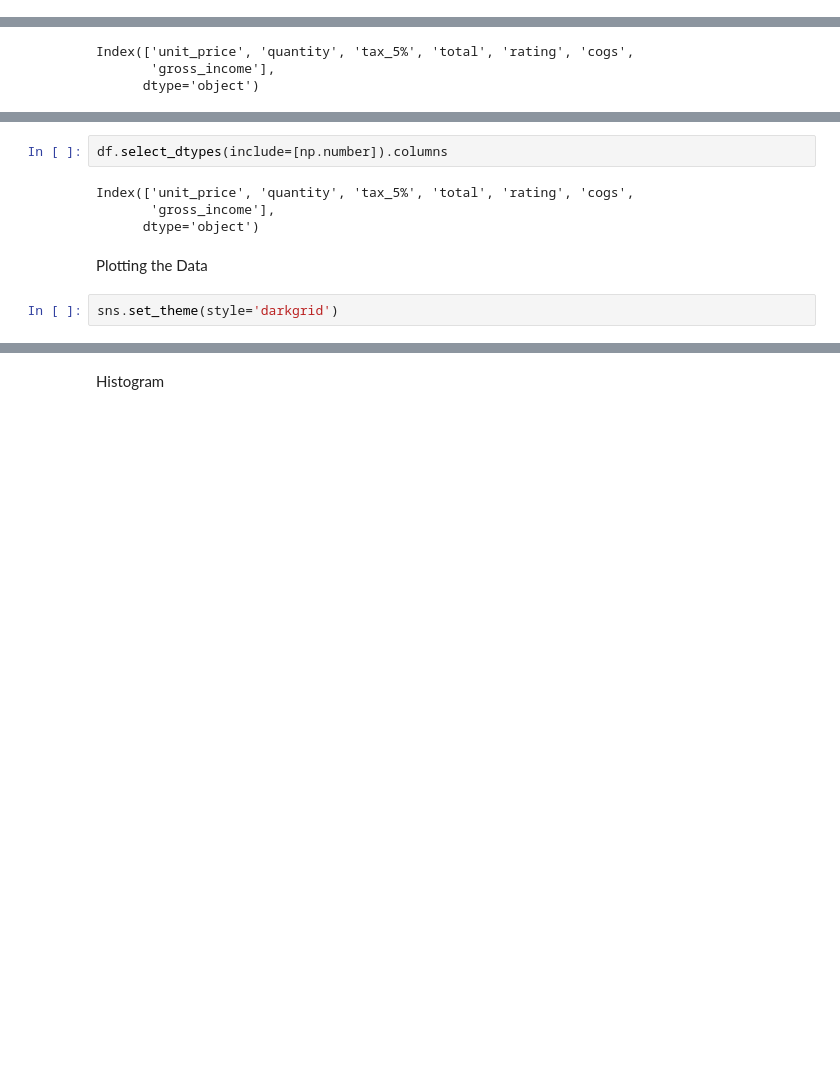
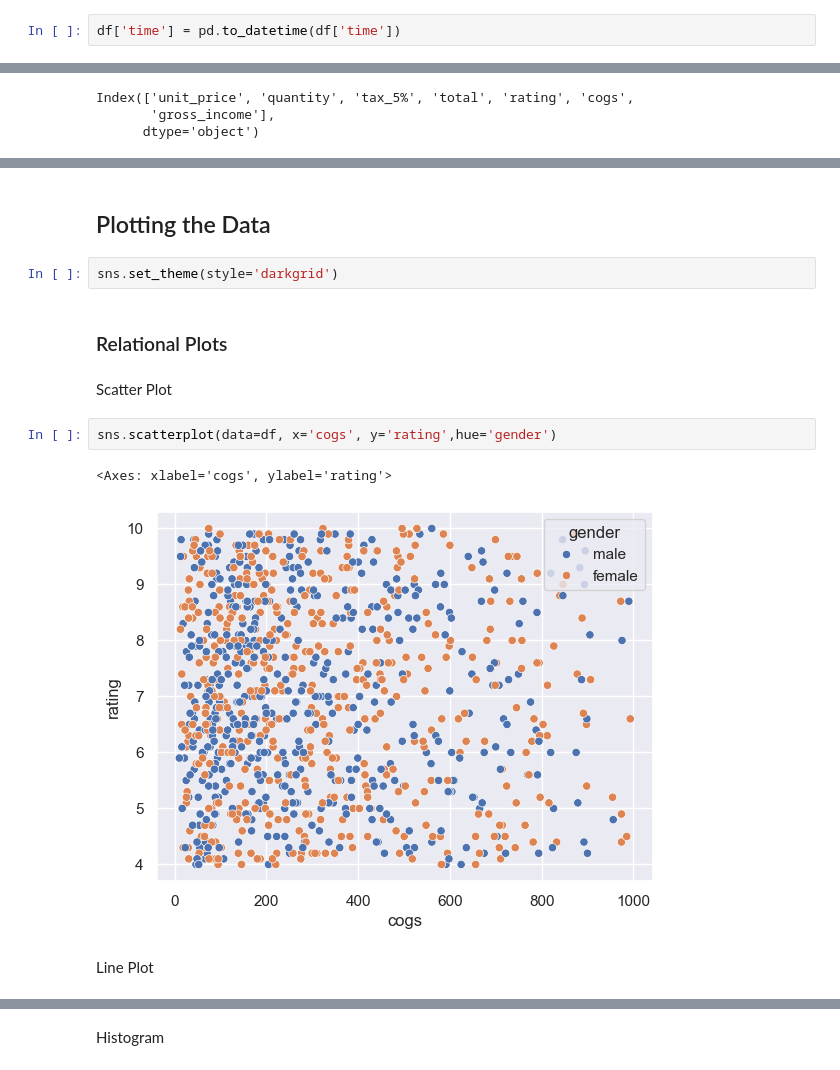
Before and after one commit to NourMansour911/sns_supermarket, a Jupyter notebook: supermarket_sns/cln_market.ipynb, the cells around one changed output, grey strips where cells are left out. Drawn from its saved outputs; the diff is of its cells as text; blank space fills up the shorter version.

Commit message:
relational plots

```diff
--- a/supermarket_sns/cln_market.ipynb
+++ b/supermarket_sns/cln_market.ipynb
@@ -38,6 +36,8 @@ rating           float64
 cogs             float64
 gross_income     float64
 dtype: object
+# %%
+df['time'] = pd.to_datetime(df['time'])
 # %%
 df.select_dtypes(include=['object']).columns
 # %% [output]
@@ -55,10 +51,15 @@ Index(['city', 'time', 'product_line', 'payment', 'customer_type', 'gender'], dt
-# %%
-df.select_dtypes(include=[np.number]).columns
-# %% [output]
-Index(['unit_price', 'quantity', 'tax_5%', 'total', 'rating', 'cogs',
-       'gross_income'],
-      dtype='object')
 # %% [markdown]
-Plotting the Data
+## Plotting the Data
 # %%
 sns.set_theme(style='darkgrid')
+# %% [markdown]
+### Relational Plots
+# %% [markdown]
+Scatter Plot
+# %%
+sns.scatterplot(data=df, x='cogs', y='rating',hue='gender')
+# %% [output]
+<Axes: xlabel='cogs', ylabel='rating'>
+[figure, added]
+# %% [markdown]
+Line Plot
```
Also changed, not shown: parts of 15 cells of this notebook, 1 other file.
